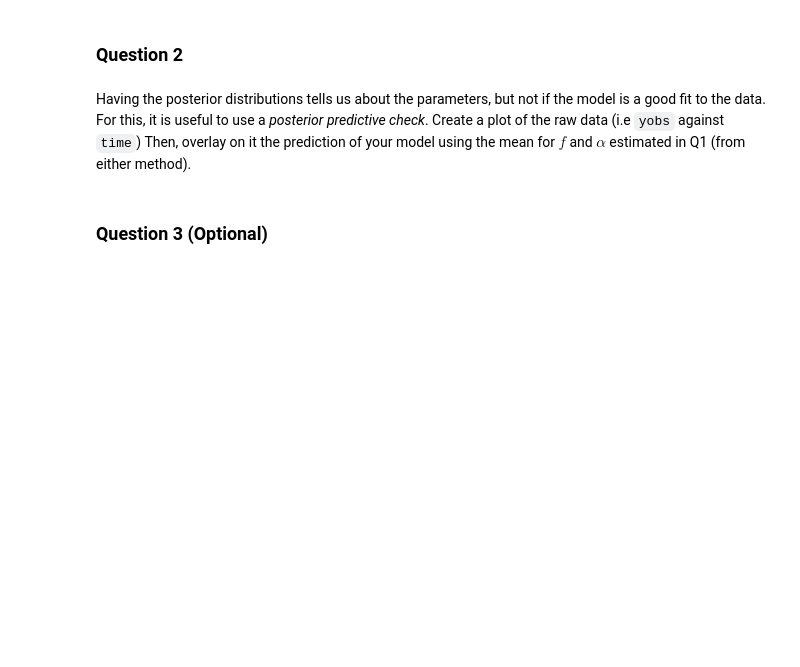
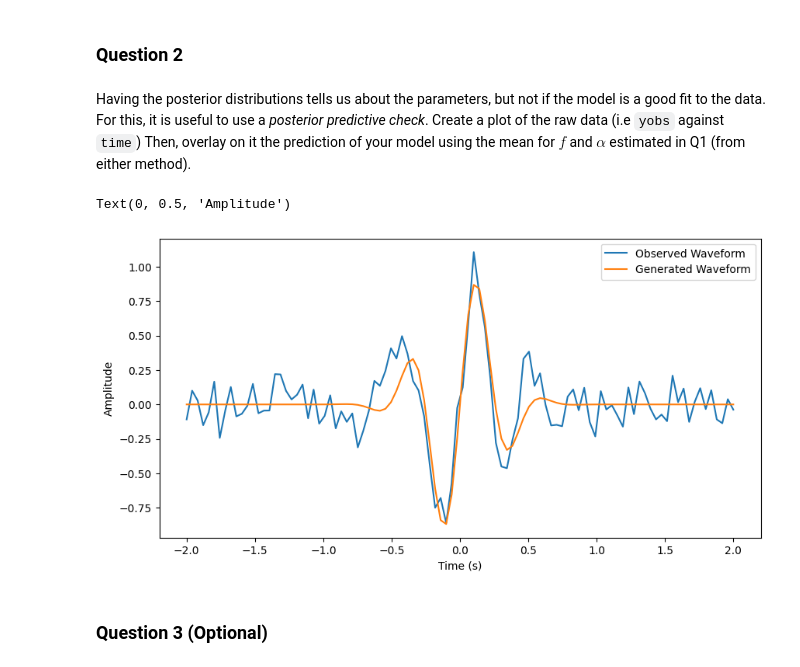
Before and after one commit to jazminphilip/GW-Project, a Jupyter notebook: Tutorials/05_Parameter_Estimation/Tuto_5.1_Introduction_to_parameter_estimation.ipynb, the cells around one changed output. Drawn from its saved outputs; the diff is of its cells as text; code cells hidden in the pictures; blank space fills up the shorter version.

```diff
--- a/Tutorials/05_Parameter_Estimation/Tuto_5.1_Introduction_to_parameter_estimation.ipynb
+++ b/Tutorials/05_Parameter_Estimation/Tuto_5.1_Introduction_to_parameter_estimation.ipynb
@@ -355,6 +396,26 @@ To quantify agreement between distributions,  it is often useful to calculate a
 ### Question 2
 # %% [markdown]
 Having the posterior distributions tells us about the parameters, but not if the model is a good fit to the data. For this, it is useful to use a *posterior predictive check*. Create a plot of the raw data (i.e `yobs` against `time`) Then, overlay on it the prediction of your model using the mean for $f$ and $\alpha$ estimated in Q1 (from either method).
+# %%
+fig, ax = plt.subplots(1,1, figsize=(10,5))
+
+freq = 1.94
+alpha = 0.35
+
+#  def model_Ms(time, freq, alpha):
+#      return gaussian_exponential(time, alpha) * sinusoid(time, freq)
+
+ygen = model_Ms(time, freq, alpha)
+
+ax.plot(time, yobs, label = "Observed Waveform") # the real data
+ax.plot(time, ygen, label = "Generated Waveform") # the generated data with optimized alpha and freq
+
+ax.legend()
+ax.set_xlabel("Time (s)")
+ax.set_ylabel("Amplitude")
+# %% [output]
+Text(0, 0.5, 'Amplitude')
+[figure, added]
 # %% [markdown]
 ### Question 3 (Optional)
 # %% [markdown]
```
Also changed, not shown: parts of 10 cells of this notebook.
